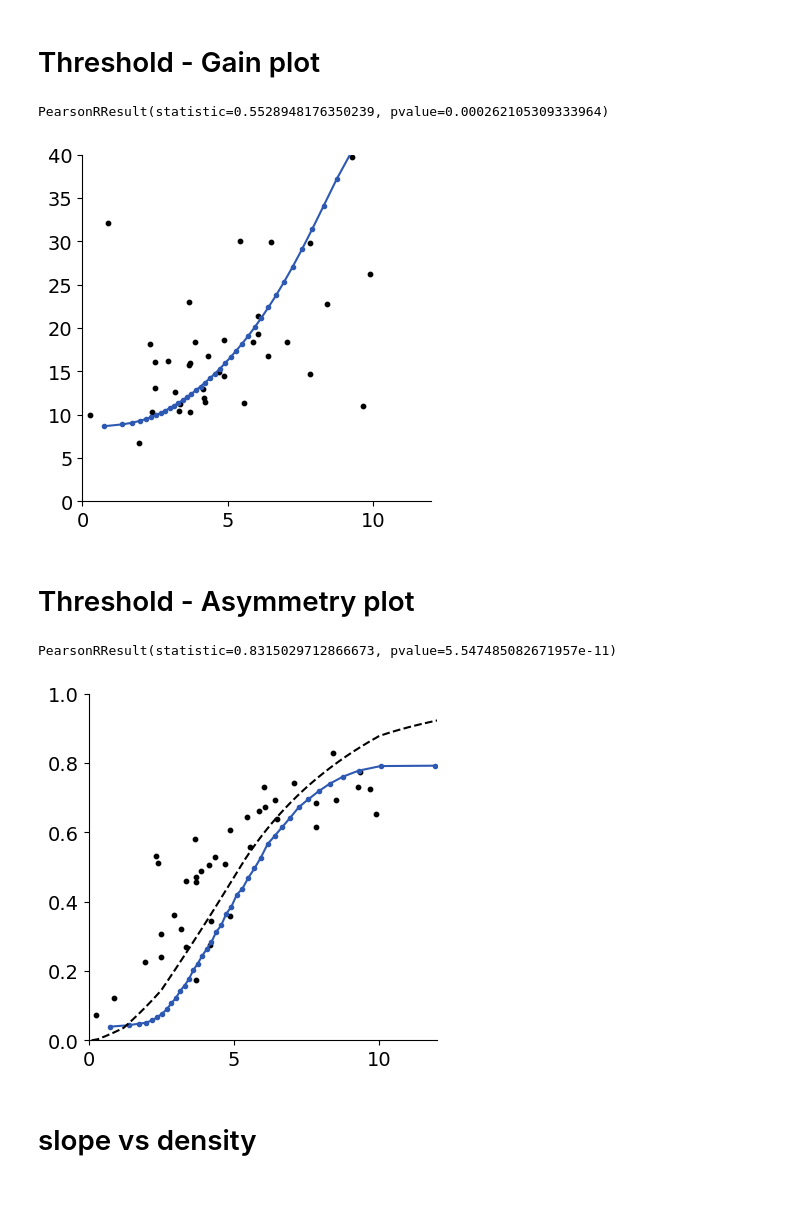
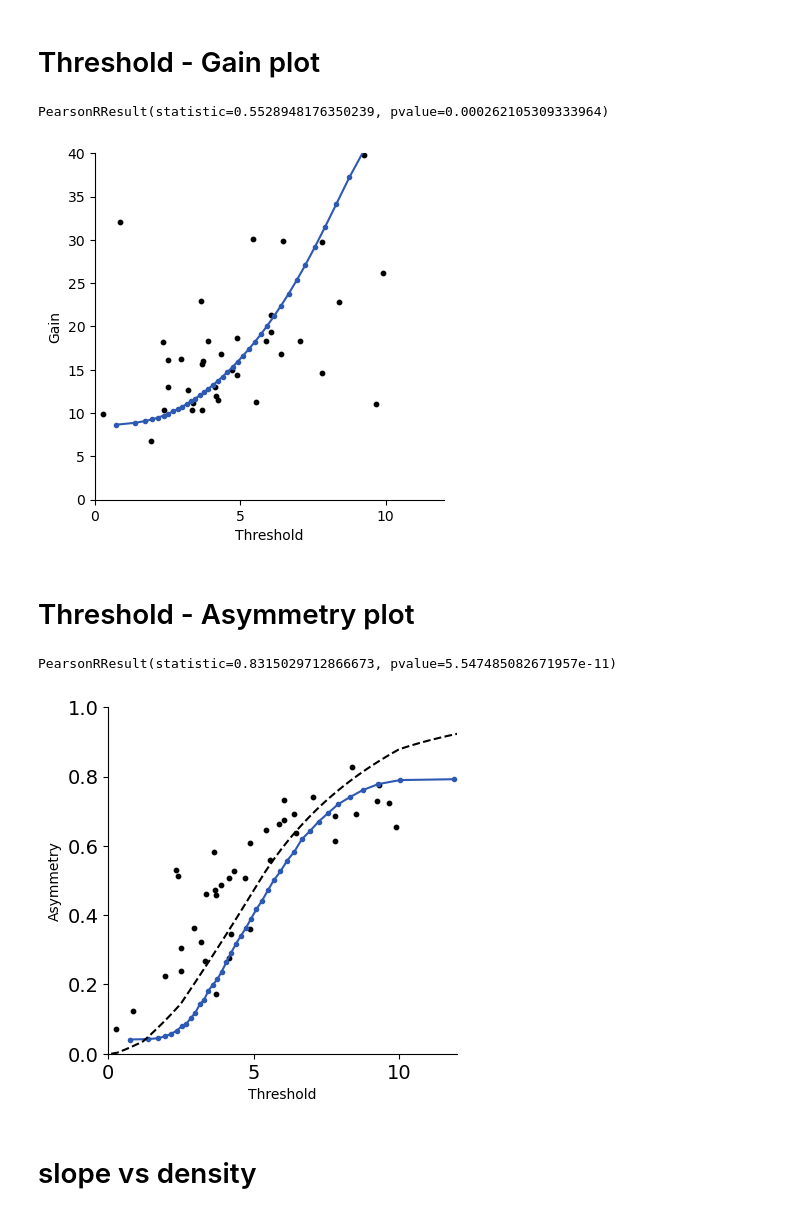
Before and after one commit to dongjae-kim/efficient-coding-dist-rl, a Jupyter notebook: Figures2.ipynb, the cells around one changed output. Drawn from its saved outputs; the diff is of its cells as text; code cells hidden in the pictures.

```diff
--- a/Figures2.ipynb
+++ b/Figures2.ipynb
@@ -338,47 +338,53 @@ fig4.set_figheight(4.5)
 ax4.spines['right'].set_visible(False)
 ax4.spines['top'].set_visible(False)
 
+ax4.set_xlabel("Threshold")
+ax4.set_ylabel("Gain")
+
 fig4.savefig(
-    os.path.join('.', fig_folder, 'threshold-gain-fit.png'))
+    os.path.join('.', fig_folder, 'threshold-gain-fit.png'), bbox_inches='tight')
 fig4.savefig(
-    os.path.join('.', fig_folder, 'threshold-gain-fit.pdf'))
+    os.path.join('.', fig_folder, 'threshold-gain-fit.pdf'), bbox_inches='tight')
 # %% [output]
 PearsonRResult(statistic=0.5528948176350239, pvalue=0.000262105309333964)
-[figure, old version]
+[figure, new version]
 # %% [markdown]
 # Threshold - Asymmetry plot
 # %%
 fig, ax = plt.subplots(1,1)
 RPs = ec.get_quantiles_RPs(quantiles_ec)
 
 ax.spines['right'].set_visible(False)
 ax.spines['top'].set_visible(False)
 ax.scatter(true_thresh[idx_sorted], asymM_all, s=10, color='k')
 ax.plot(thresh_ec, quantiles_ec, '.-', color='#2D59B3')
 ax.set_xticks([0, 5, 10, 20])
 ax.set_xlim([0, 12])
 ax.set_ylim([0, 1])
 plt.grid(False)
 fig.set_figwidth(4.5)
 fig.set_figheight(4.5)
 
 #RPSS = ec.get_quantiles_RPs(np.linspace(0,1,1000))
 RPSS = np.empty(1000)
 for i, q in enumerate(np.linspace(0,1,1000)):
     RPSS[i] = scipy.stats.expectile(juice_magnitudes, alpha=q, weights=juice_prob)
 # ax.plot(np.linspace(0,1,1000), RPSS, '--', color=[.7,.7,.7])
 ax.plot(RPSS,np.linspace(0,1,1000), '--k')
 
+plt.xlabel("Threshold")
+plt.ylabel("Asymmetry")
+
 fig.savefig(
-    os.path.join('.',fig_folder, 'threshold-asymm.png'))
+    os.path.join('.',fig_folder, 'threshold-asymm.png'), bbox_inches='tight')
 fig.savefig(
-    os.path.join('.',fig_folder, 'threshold-asymm.pdf'))
+    os.path.join('.',fig_folder, 'threshold-asymm.pdf'), bbox_inches='tight')
 
 
 print(scipy.stats.pearsonr(true_thresh[idx_sorted], asymM_all))
 # %% [output]
 PearsonRResult(statistic=0.8315029712866673, pvalue=5.547485082671957e-11)
-[figure, old version]
+[figure, new version]
 # %% [markdown]
 # slope vs density
 # %%
```
Also changed, not shown: parts of 22 cells of this notebook, 24 other files.
